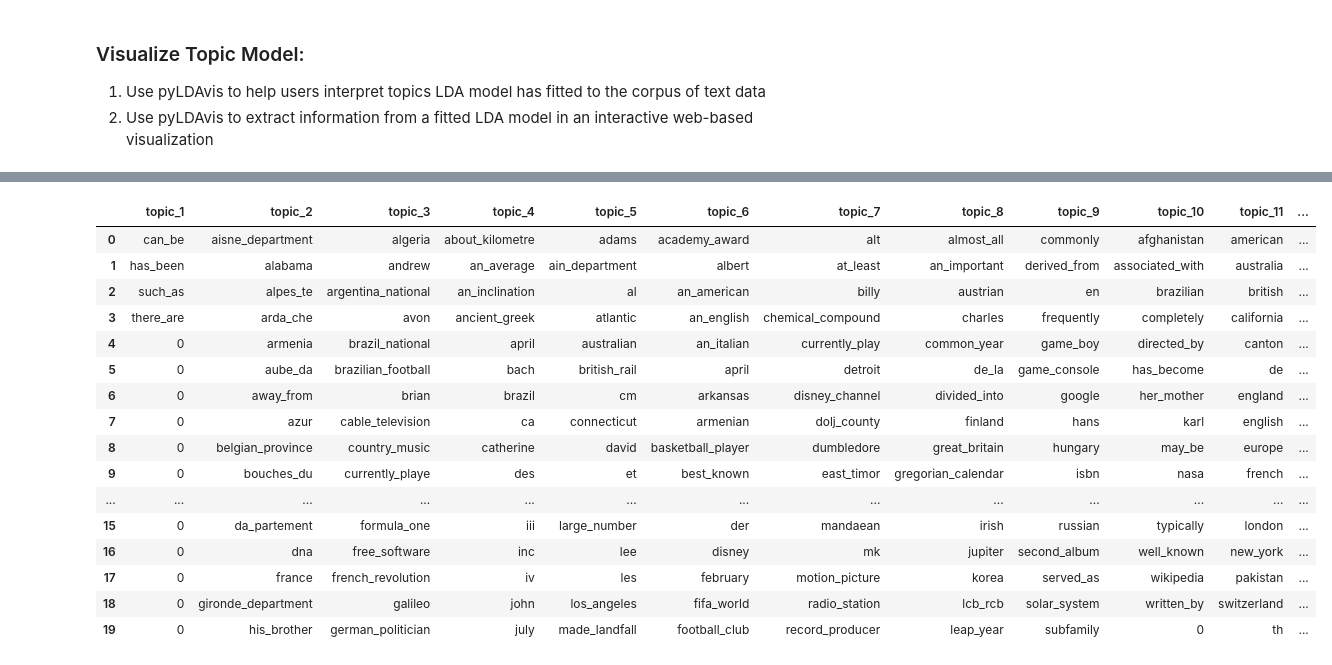
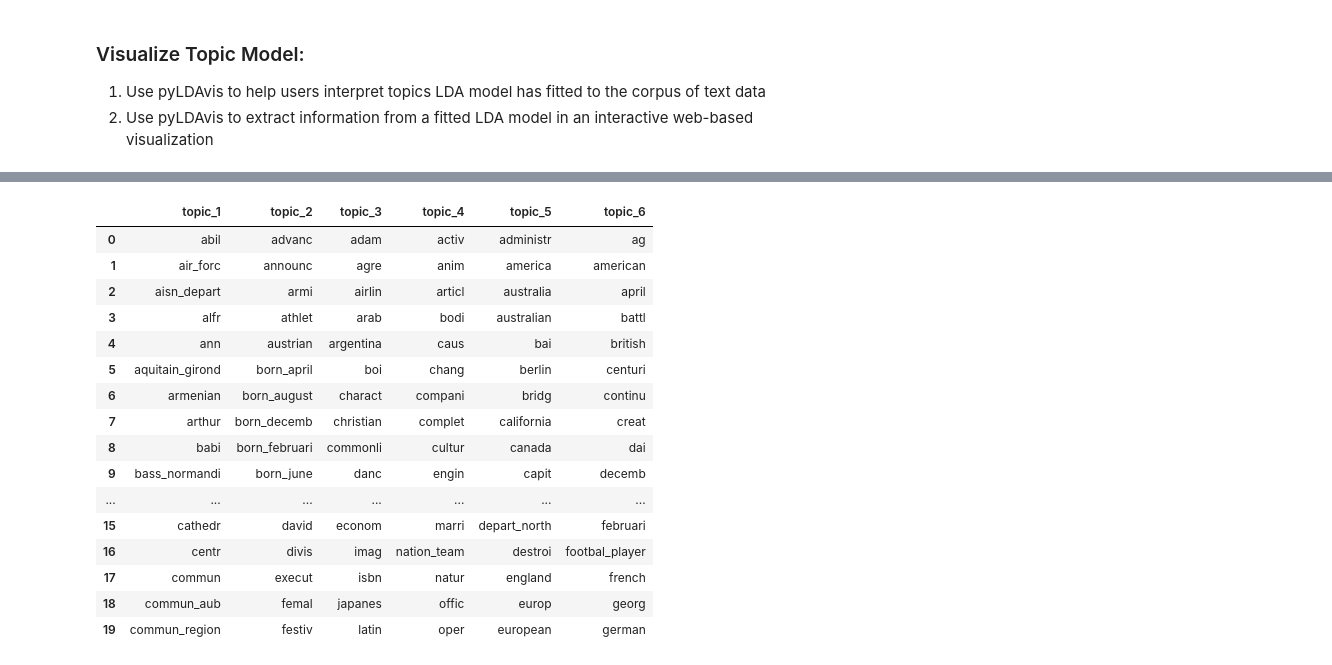
Before and after one commit to psanghal/text-difficulty-prediction, a Jupyter notebook: Project Notebook/Text Difficulty-Topic Modelling-Final.ipynb, the cells around one changed output, grey strips where cells are left out. Cells and saved outputs as stored; diff of their text form; code cells hidden in the pictures.

```diff
--- a/Project Notebook/Text Difficulty-Topic Modelling-Final.ipynb
+++ b/Project Notebook/Text Difficulty-Topic Modelling-Final.ipynb
@@ -49,10 +50,16 @@ corpus[:5]
  'geneva lrb rrb is the second most populous city in switzerland lrb after zürich rrb and is the most populous city of romandie lrb the french speaking part of switzerland rrb']
 # %%
 # Now, convert sentences in the corpus to words:
+custom_stopwords = ['lrb', 'rrb', 'km']
 def sentence_to_words(corpus):
     """Pass corpus to convert sentences to words"""
     for sentence in corpus:
-        yield gensim.utils.simple_preprocess(sentence, deacc=True)   # remove accent marks (This was missed in extracted Features)
+        # remove accent marks (This was missed in extracted Features)
+        sent = gensim.utils.simple_preprocess(sentence, deacc=True)
+        # join sent
+        deacc_sent = ",".join(sent)
+        # remove custome_stopwords
+        yield [token for token in preprocess_string(deacc_sent) if token not in custom_stopwords]
 # %%
 tokenizer = sentence_to_words(corpus)
 
@@ -67,9 +74,11 @@ print(corpus_tok[:5])
 from gensim.models.phrases import Phrases, Phraser
 
 def build_bigram(unigram_tokens):
+    """Attaches bigrams (set of two adjecent words) for corpus tokens
+    that have appeared >=20 times"""
 
     # Pass unigram tokens to Phrases
-    unigram = Phrases(unigram_tokens)
+    unigram = Phrases(unigram_tokens, min_count=20)
 
     # Pass unigram Phrases to Phraser to get bigram:
     bigram = Phraser(unigram)
@@ -140,14 +156,16 @@ print([id2word.get(i) for i in range(20)])
 # %%
 %%time
 # LDA model:
-#  We chose num_topics same as best_K obtained from K-means to help interpret clusters
+# We chose 1/2 num_topics of best_K obtained from K-means to help interpret clusters i.e 12/2
+# This should help generate fewer well-separated topics.
+
 lda_model = LdaModel(corpus=corpus_bow,
-                     num_topics=12,      #Same as best_K obtained from K-means implementation
+                     num_topics=6,
                      id2word=id2word,
                      random_state=0,
                      alpha='auto',
-                     update_every=1,
                      chunksize =2000,
-                     passes=10,
+                     passes=20,
+                     eta = 'auto',
                      per_word_topics=True)
 # %% [output]
@@ -275,7 +295,7 @@ import numpy as np
 stopword = list(stopwords.words('english'))
 
 # Additional features:
-additional_features = pd.read_csv('additional_features.csv')
+additional_features = pd.read_csv('../Dataset/additional_features.csv')
 # %%
 def remove_noise_from_topics(df, col):
 
@@ -284,27 +304,27 @@ def remove_noise_from_topics(df, col):
     return df[col][(~df[col].isin(stopword+['-PRON-'])) & (~df[col].isin(list(additional_features['Word'])))]
 # %%
 # View topics after removing some of the easy text:
-topics = pd.DataFrame([np.unique(topic_words(topic_model,i)) for i in topic_model.columns]).T.fillna(0)
+topics = pd.DataFrame([np.unique(remove_noise_from_topics(topic_model,i)) for i in topic_model.columns]).T.fillna(0)
 topics.columns = ["topic_"+str(i) for i in range(1, len(topic_model.columns)+1)]
 display(topics.iloc[0:20,:])
 # %% [output]
-|  | topic_1 | topic_2 | topic_3 | topic_4 | topic_5 | topic_6 | topic_7 | topic_8 | topic_9 | topic_10 | topic_11 | ... |
-| 0 | can_be | aisne_department | algeria | about_kilometre | adams | academy_award | alt | almost_all | commonly | afghanistan | american | ... |
-| 1 | has_been | alabama | andrew | an_average | ain_department | albert | at_least | an_important | derived_from | associated_with | australia | ... |
-| 2 | such_as | alpes_te | argentina_national | an_inclination | al | an_american | billy | austrian | en | brazilian | british | ... |
-| 3 | there_are | arda_che | avon | ancient_greek | atlantic | an_english | chemical_compound | charles | frequently | completely | california | ... |
-| 4 | 0 | armenia | brazil_national | april | australian | an_italian | currently_play | common_year | game_boy | directed_by | canton | ... |
-| 5 | 0 | aube_da | brazilian_football | bach | british_rail | april | detroit | de_la | game_console | has_become | de | ... |
-| 6 | 0 | away_from | brian | brazil | cm | arkansas | disney_channel | divided_into | google | her_mother | england | ... |
-| 7 | 0 | azur | cable_television | ca | connecticut | armenian | dolj_county | finland | hans | karl | english | ... |
-| 8 | 0 | belgian_province | country_music | catherine | david | basketball_player | dumbledore | great_britain | hungary | may_be | europe | ... |
-| 9 | 0 | bouches_du | currently_playe | des | et | best_known | east_timor | gregorian_calendar | isbn | nasa | french | ... |
-| ... | ... | ... | ... | ... | ... | ... | ... | ... | ... | ... | ... | ... |
-| 15 | 0 | da_partement | formula_one | iii | large_number | der | mandaean | irish | russian | typically | london | ... |
-| 16 | 0 | dna | free_software | inc | lee | disney | mk | jupiter | second_album | well_known | new_york | ... |
-| 17 | 0 | france | french_revolution | iv | les | february | motion_picture | korea | served_as | wikipedia | pakistan | ... |
-| 18 | 0 | gironde_department | galileo | john | los_angeles | fifa_world | radio_station | lcb_rcb | solar_system | written_by | switzerland | ... |
-| 19 | 0 | his_brother | german_politician | july | made_landfall | football_club | record_producer | leap_year | subfamily | 0 | th | ... |
+|  | topic_1 | topic_2 | topic_3 | topic_4 | topic_5 | topic_6 |
+| 0 | abil | advanc | adam | activ | administr | ag |
+| 1 | air_forc | announc | agre | anim | america | american |
+| 2 | aisn_depart | armi | airlin | articl | australia | april |
+| 3 | alfr | athlet | arab | bodi | australian | battl |
+| 4 | ann | austrian | argentina | caus | bai | british |
+| 5 | aquitain_girond | born_april | boi | chang | berlin | centuri |
+| 6 | armenian | born_august | charact | compani | bridg | continu |
+| 7 | arthur | born_decemb | christian | complet | california | creat |
+| 8 | babi | born_februari | commonli | cultur | canada | dai |
+| 9 | bass_normandi | born_june | danc | engin | capit | decemb |
+| ... | ... | ... | ... | ... | ... | ... |
+| 15 | cathedr | david | econom | marri | depart_north | februari |
+| 16 | centr | divis | imag | nation_team | destroi | footbal_player |
+| 17 | commun | execut | isbn | natur | england | french |
+| 18 | commun_aub | femal | japanes | offic | europ | georg |
+| 19 | commun_region | festiv | latin | oper | european | german |
 # %%
 # Plot filtered topic in Word Cloud:
 from wordcloud import WordCloud, ImageColorGenerator, STOPWORDS
```
Also changed, not shown: parts of 27 cells of this notebook, 4 other files.
